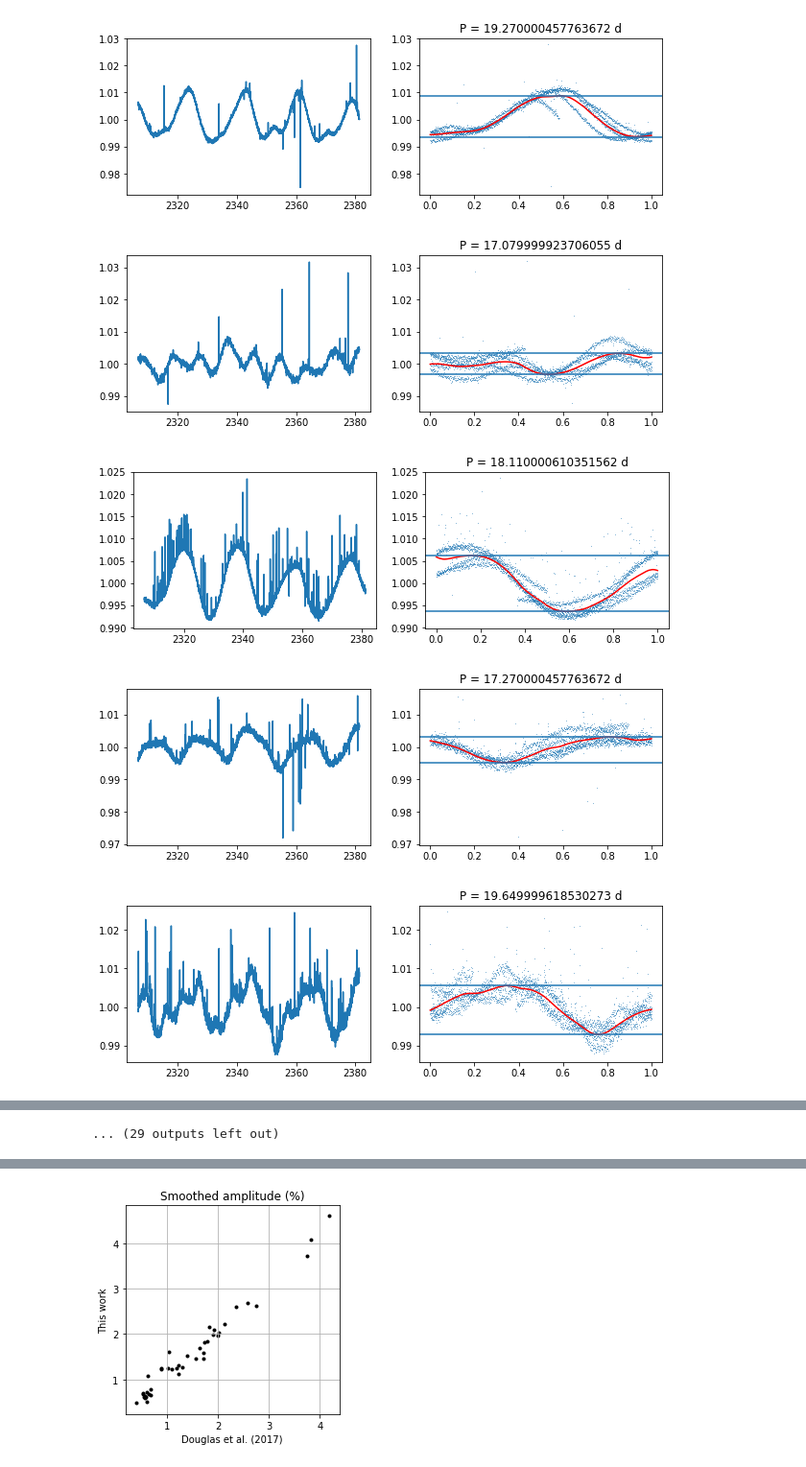
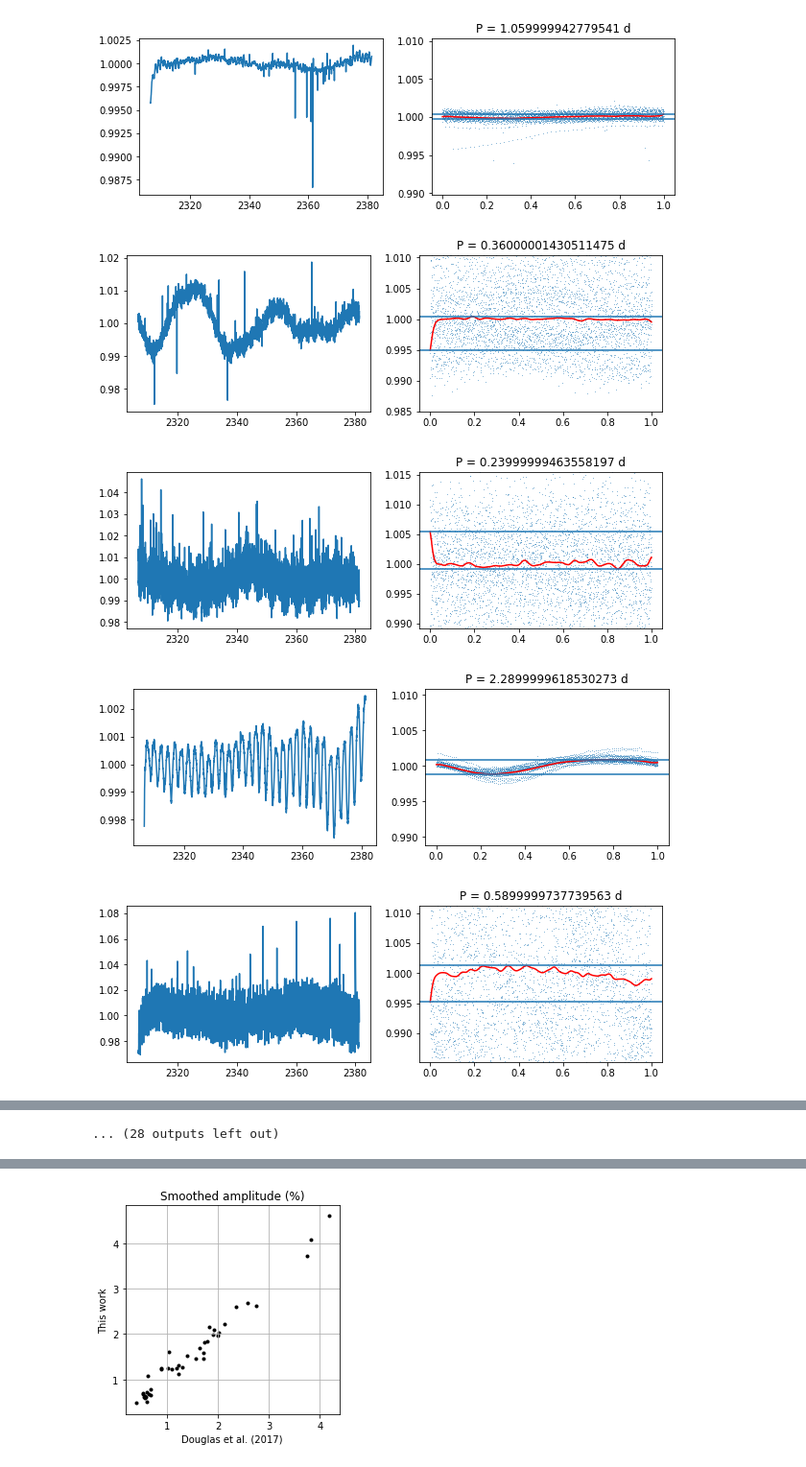
Before and after one commit to bmorris3/zeitsprung, a Jupyter notebook: praesepe_amps.ipynb, the cells around one changed output, grey strips where cells are left out. Shown at 96% size. Saved outputs shown, nothing was run; the diff lists cells and outputs as text; code cells hidden in the pictures.

```diff
--- a/praesepe_amps.ipynb
+++ b/praesepe_amps.ipynb
@@ -6,6 +6,7 @@ from astropy.table import Table
 # %%
 fast = np.loadtxt('data/epics_fast.txt')
 slow = np.loadtxt('data/epics_slow.txt')
+superfast = np.loadtxt('data/epics_superfast.txt')
 # %%
 from astropy.stats import mad_std
 # %%
@@ -64,35 +171,43 @@ plt.savefig('plots/amps_morris_fast.pdf', bbox_inches='tight')
 # %%
 plots = True
-smoothed_amps_slow = dict()
-for i in range(len(slow)):
-    times, fluxes = np.load("data/{0}.npy".format(int(slow[i])))
-    clipped = ~np.isnan(fluxes)
-    clipped &= np.abs(fluxes - np.nanmedian(fluxes)) < 5*mad_std(fluxes, ignore_nan=True)
-    times, fluxes = times[clipped], fluxes[clipped]
+smoothed_amps_superfast = dict()
+newstat_superfast = dict()
 
-    # Remove polynomial trend
-    fit = np.polyval(np.polyfit(times-times.mean(), fluxes, 2), times-times.mean())
-    fluxes /= fit
+for i in range(len(superfast)):
+    times, fluxes = np.load("data/{0}.npy".format(int(superfast[i])))
+    if hasattr(times, "__len__"):
+        clipped = ~np.isnan(fluxes)
+        clipped &= np.abs(fluxes - np.nanmedian(fluxes)) < 5*mad_std(fluxes, ignore_nan=True)
+        times, fluxes = times[clipped], fluxes[clipped]
 
-    period = douglas.loc[slow[i]]['Prot1']
+        # Remove polynomial trend
+        fit = np.polyval(np.polyfit(times-times.mean(), fluxes, 2), times-times.mean())
+        fluxes /= fit
 
-    phases = (times % period) / period
+        period = douglas.loc[superfast[i]]['Prot1']
 
-    sort = np.argsort(phases)
-    #smoothed = gaussian_filter1d(fluxes[sort], 50, mode='nearest')
-    smoothed = gaussian_filter1d(fluxes[sort], 100, mode='nearest')
+        phases = (times % period) / period
 
-    smoothed_amps_slow[slow[i]] = smoothed.max() - smoothed.min()
+        sort = np.argsort(phases)
+        smoothed = gaussian_filter1d(fluxes[sort], 50, mode='nearest')
 
-    if plots:
-        fig, ax = plt.subplots(1, 2, figsize=(10, 3))
-        ax[0].plot(times, fluxes)
-        ax[1].plot(phases, fluxes, ',', alpha=0.5)
-        ax[1].plot(phases[sort], smoothed, 'r')
+        smoothed_amps_superfast[superfast[i]] = smoothed.max() - smoothed.min()
 
-        ax[1].axhline(smoothed.min())
-        ax[1].axhline(smoothed.max())
-        ax[1].set_title("P = {0} d".format(period))
+        fft = np.abs(np.fft.rfft(smoothed))
 
-    plt.show()
+        newstat_superfast[superfast[i]] = np.sum(fft)
+
+        if plots:
+            fig, ax = plt.subplots(1, 2, figsize=(10, 3))
+            ax[0].plot(times, fluxes)
+            ax[1].plot(phases, fluxes, ',', alpha=0.5)
+            ax[1].plot(phases[sort], smoothed, 'r')
+            ax[1].set_ylim([0.99*smoothed.min(), 1.01*smoothed.max()])
+
+
+            ax[1].axhline(smoothed.min())
+            ax[1].axhline(smoothed.max())
+            ax[1].set_title("P = {0} d".format(period))
+
+        plt.show()
 # %% [output]
@@ -100,5 +215,5 @@ for i in range(len(slow)):
-[figure, old version]
+[figure, new version]
-[figure, old version]
+[figure, new version]
-[figure, old version]
+[figure, new version]
-[figure, old version]
+[figure, new version]
-[figure, old version]
+[figure, new version]
@@ -111 +226 @@ for i in range(len(slow)):
-... (29 outputs left out)
+... (28 outputs left out)
```
Also changed, not shown: parts of 15 cells of this notebook.
